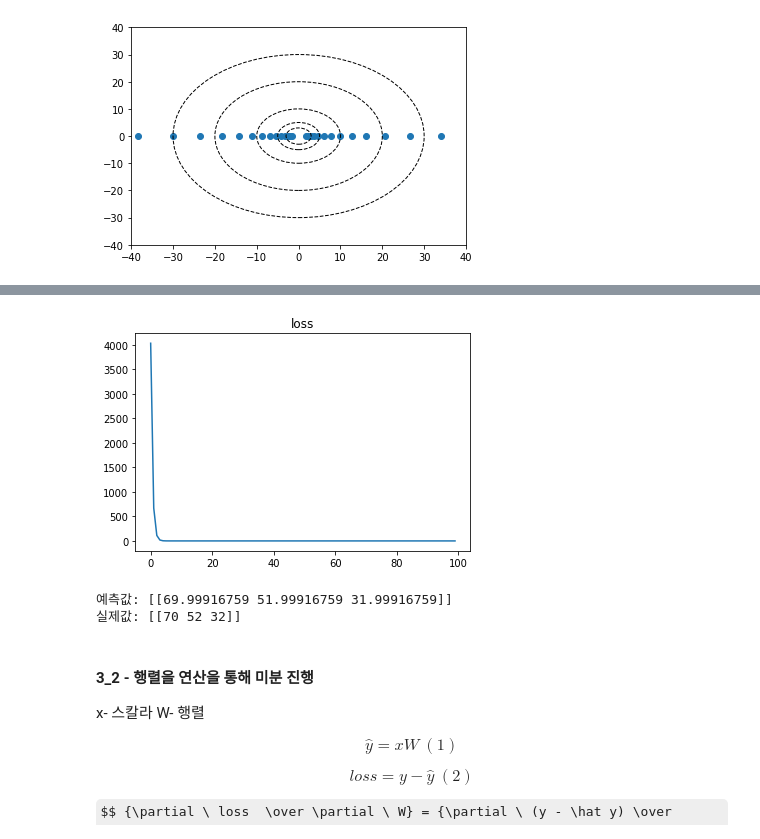
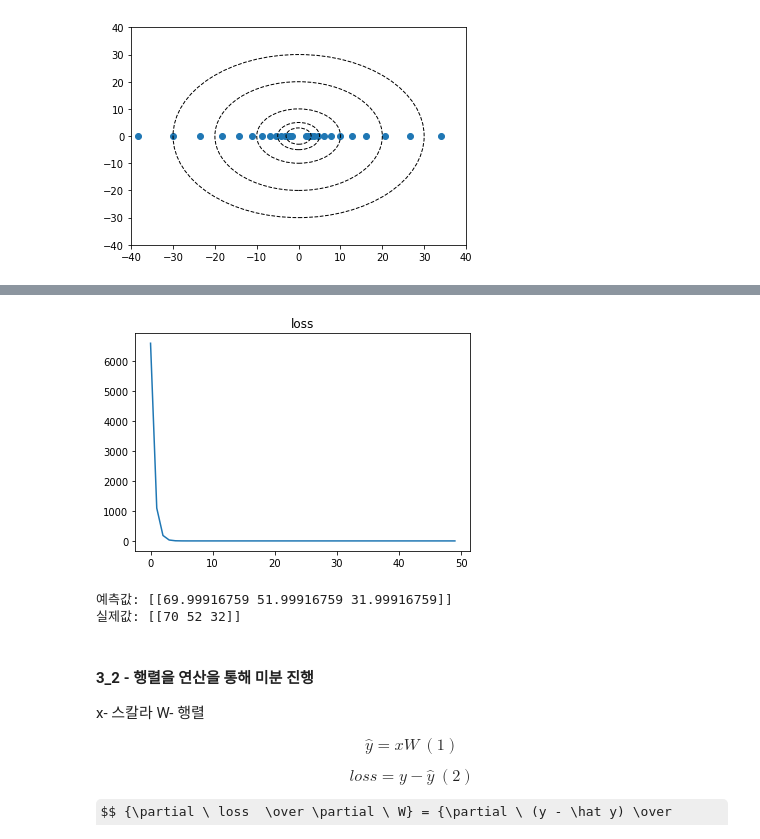
Before and after one commit to SonCheolJun/pytorch_study, a Jupyter notebook: 1. 개념_numpy구현/1 편미분.ipynb, the cells around one changed output, grey strips where cells are left out. Saved outputs shown, nothing was run; the diff lists cells and outputs as text; code cells hidden in the pictures; some formulas as TeX source.

```diff
--- a/1. 개념_numpy구현/1 편미분.ipynb
+++ b/1. 개념_numpy구현/1 편미분.ipynb
@@ -256,7 +256,7 @@ y = np.array([[70, 52, 32]])
 w = np.random.randn(2,3)
 
 """ step """
-epoch = 100
+epoch = 50
 loss_log = []
 for e in range(epoch):
     rate = 1e-5
@@ -268,7 +268,7 @@ for e in range(epoch):
     ### loss
     loss = loss_function(y, forward(x,w))
     loss_log.append(loss)
-    print(f'epoch: {e},loss:{loss}')
+    if e % 10 == 0 : print(f'epoch: {e},loss:{loss}')
 
 plt.plot(loss_log)
 plt.title('loss')
@@ -296,4 +284,4 @@ epoch: 99,loss:2.0787089602601602e-06
-[figure, old version]
+[figure, new version]
 예측값: [[69.99916759 51.99916759 31.99916759]]
 실제값: [[70 52 32]]
 # %% [markdown]
```
Also changed, not shown: parts of 2 cells of this notebook.
